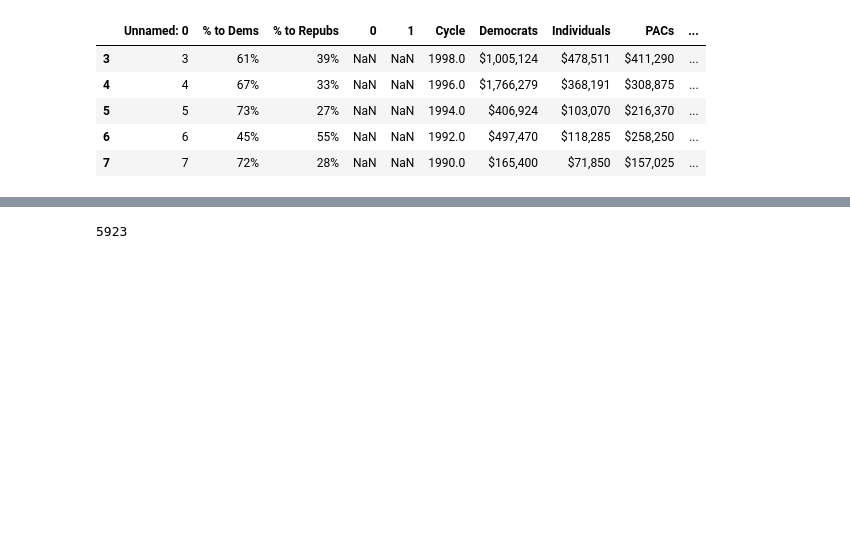
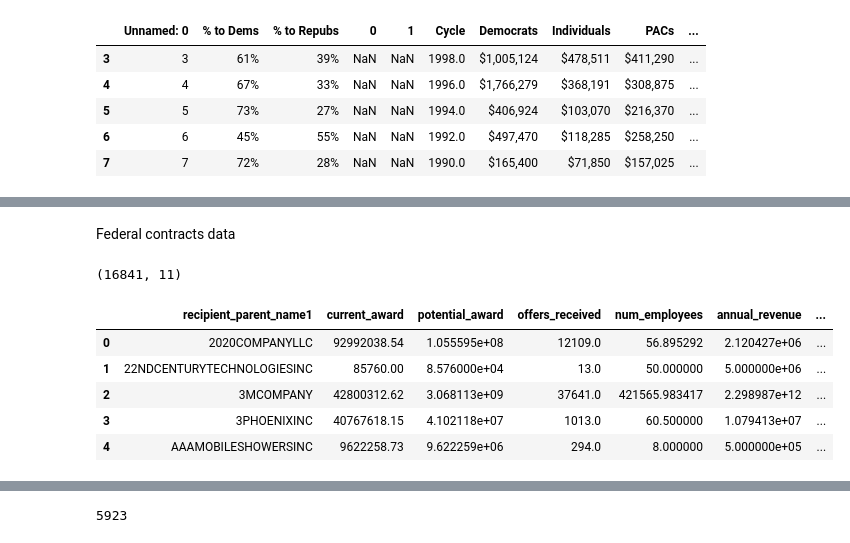
Before and after one commit to yontartu/citizens-united, a Jupyter notebook: levenshtein_scoring_joey.ipynb, the cells around one changed output, grey strips where cells are left out. Cells and saved outputs as stored; diff of their text form; code cells hidden in the pictures; blank space fills up the shorter version.

```diff
--- a/levenshtein_scoring_joey.ipynb
+++ b/levenshtein_scoring_joey.ipynb
@@ -317,0 +252,14 @@ Length: 5923, dtype: int64
+# %% [markdown]
+Federal contracts data
+# %%
+fedcon = pd.read_csv('data/fedcon_parent_100m_final.csv')
+print(fedcon.shape)
+fedcon.head()
+# %% [output]
+(16841, 11)
+|  | recipient_parent_name1 | current_award | potential_award | offers_received | num_employees | annual_revenue | ... |
+| 0 | 2020COMPANYLLC | 92992038.54 | 1.055595e+08 | 12109.0 | 56.895292 | 2.120427e+06 | ... |
+| 1 | 22NDCENTURYTECHNOLOGIESINC | 85760.00 | 8.576000e+04 | 13.0 | 50.000000 | 5.000000e+06 | ... |
+| 2 | 3MCOMPANY | 42800312.62 | 3.068113e+09 | 37641.0 | 421565.983417 | 2.298987e+12 | ... |
+| 3 | 3PHOENIXINC | 40767618.15 | 4.102118e+07 | 1013.0 | 60.500000 | 1.079413e+07 | ... |
+| 4 | AAAMOBILESHOWERSINC | 9622258.73 | 9.622259e+06 | 294.0 | 8.000000 | 5.000000e+05 | ... |
```
Also changed, not shown: parts of 11 cells of this notebook.
